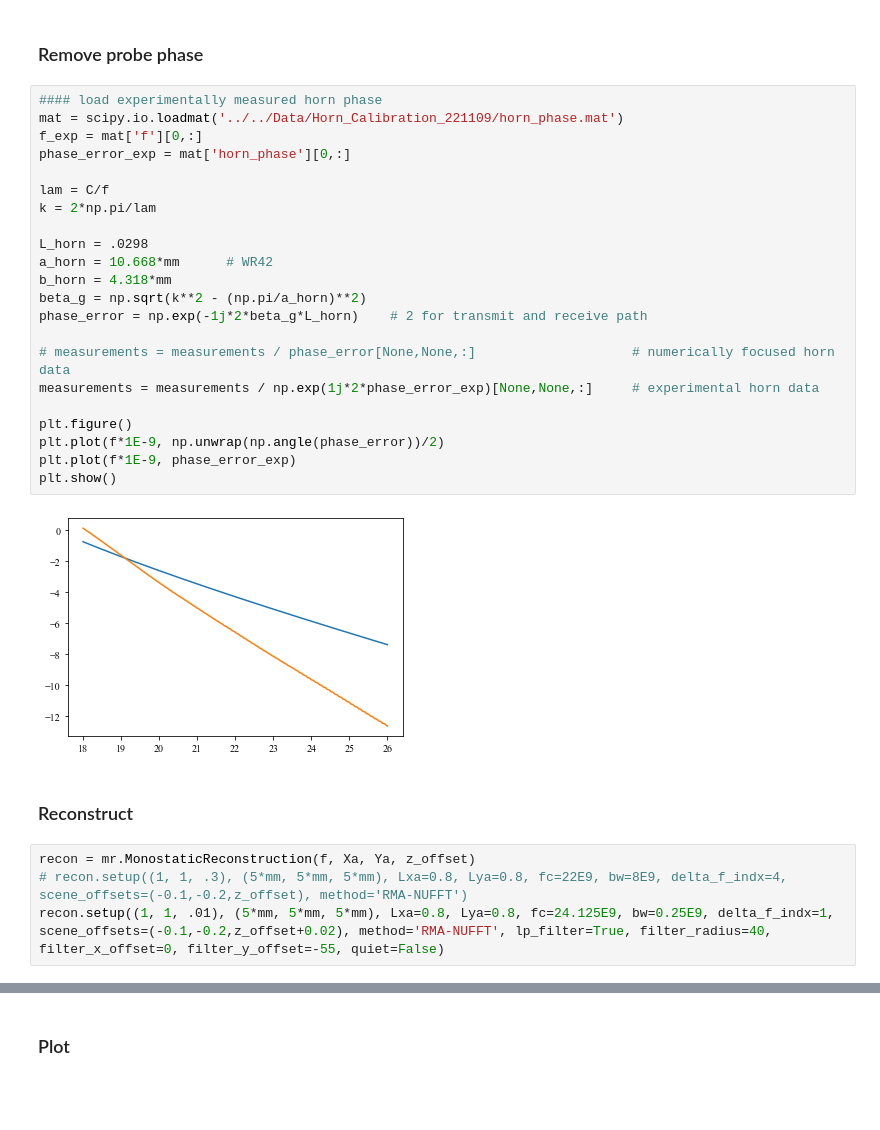
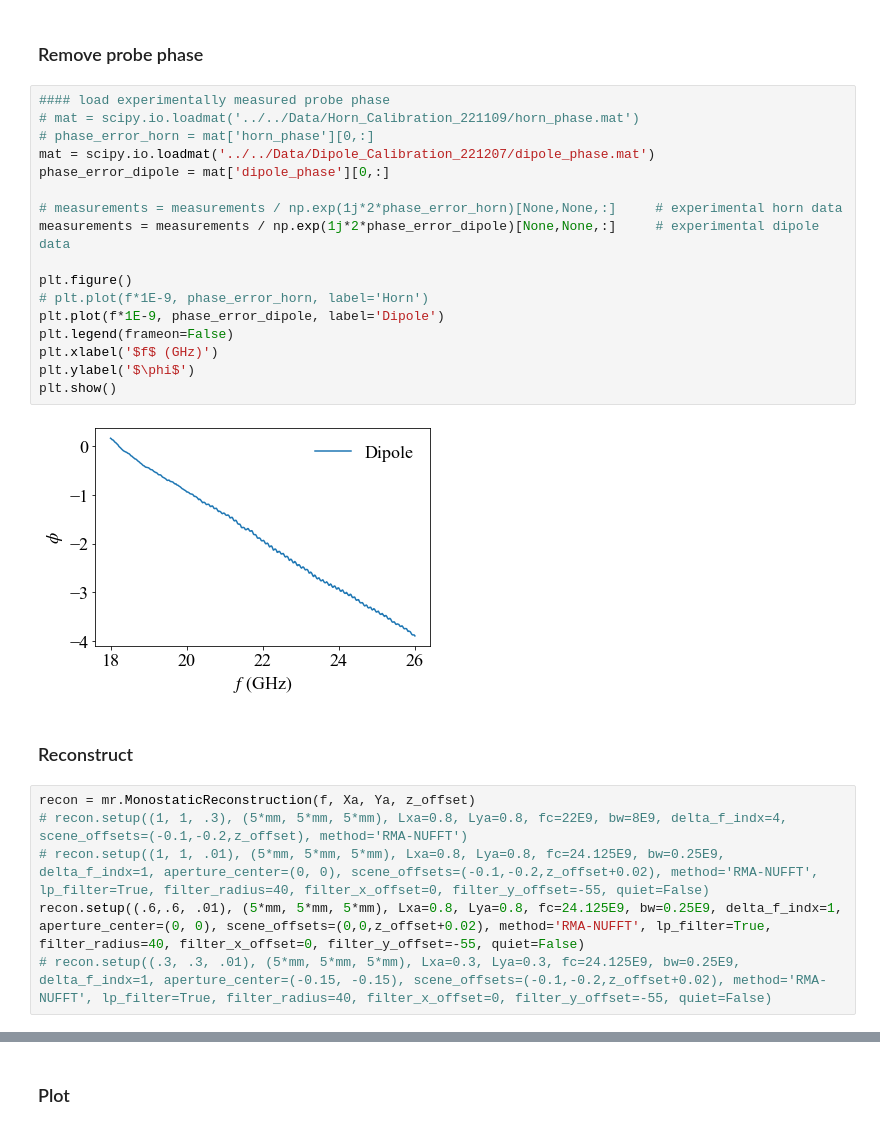
Before and after one commit to aaronvd/twi_experiments, a Jupyter notebook: RMA_reconstruct.ipynb, the cells around one changed output, grey strips where cells are left out. Saved outputs shown, nothing was run; the diff lists cells and outputs as text; blank space fills up the shorter version.

Commit message:
Dump of updated scripts, including tiled reconstruction, and loading dipole probe phase.

```diff
--- a/RMA_reconstruct.ipynb
+++ b/RMA_reconstruct.ipynb
@@ -42,35 +49,32 @@ second scan of wall1 with drywall.
 # %% [markdown]
 ### Remove probe phase
 # %%
-#### load experimentally measured horn phase
-mat = scipy.io.loadmat('../../Data/Horn_Calibration_221109/horn_phase.mat')
-f_exp = mat['f'][0,:]
-phase_error_exp = mat['horn_phase'][0,:]
+#### load experimentally measured probe phase
+# mat = scipy.io.loadmat('../../Data/Horn_Calibration_221109/horn_phase.mat')
+# phase_error_horn = mat['horn_phase'][0,:]
+mat = scipy.io.loadmat('../../Data/Dipole_Calibration_221207/dipole_phase.mat')
+phase_error_dipole = mat['dipole_phase'][0,:]
 
-lam = C/f
-k = 2*np.pi/lam
-
-L_horn = .0298
-a_horn = 10.668*mm      # WR42
-b_horn = 4.318*mm
-beta_g = np.sqrt(k**2 - (np.pi/a_horn)**2)
-phase_error = np.exp(-1j*2*beta_g*L_horn)    # 2 for transmit and receive path
-
-# measurements = measurements / phase_error[None,None,:]                    # numerically focused horn data
-measurements = measurements / np.exp(1j*2*phase_error_exp)[None,None,:]     # experimental horn data
+# measurements = measurements / np.exp(1j*2*phase_error_horn)[None,None,:]     # experimental horn data
+measurements = measurements / np.exp(1j*2*phase_error_dipole)[None,None,:]     # experimental dipole data
 
 plt.figure()
-plt.plot(f*1E-9, np.unwrap(np.angle(phase_error))/2)
-plt.plot(f*1E-9, phase_error_exp)
+# plt.plot(f*1E-9, phase_error_horn, label='Horn')
+plt.plot(f*1E-9, phase_error_dipole, label='Dipole')
+plt.legend(frameon=False)
+plt.xlabel('$f$ (GHz)')
+plt.ylabel('$\phi$')
 plt.show()
 # %% [output]
-[figure, old version]
+[figure, new version]
 # %% [markdown]
 ### Reconstruct
 # %%
 recon = mr.MonostaticReconstruction(f, Xa, Ya, z_offset)
 # recon.setup((1, 1, .3), (5*mm, 5*mm, 5*mm), Lxa=0.8, Lya=0.8, fc=22E9, bw=8E9, delta_f_indx=4, scene_offsets=(-0.1,-0.2,z_offset), method='RMA-NUFFT')
-recon.setup((1, 1, .01), (5*mm, 5*mm, 5*mm), Lxa=0.8, Lya=0.8, fc=24.125E9, bw=0.25E9, delta_f_indx=1, scene_offsets=(-0.1,-0.2,z_offset+0.02), method='RMA-NUFFT', lp_filter=True, filter_radius=40, filter_x_offset=0, filter_y_offset=-55, quiet=False)
+# recon.setup((1, 1, .01), (5*mm, 5*mm, 5*mm), Lxa=0.8, Lya=0.8, fc=24.125E9, bw=0.25E9, delta_f_indx=1, aperture_center=(0, 0), scene_offsets=(-0.1,-0.2,z_offset+0.02), method='RMA-NUFFT', lp_filter=True, filter_radius=40, filter_x_offset=0, filter_y_offset=-55, quiet=False)
+recon.setup((.6,.6, .01), (5*mm, 5*mm, 5*mm), Lxa=0.8, Lya=0.8, fc=24.125E9, bw=0.25E9, delta_f_indx=1, aperture_center=(0, 0), scene_offsets=(0,0,z_offset+0.02), method='RMA-NUFFT', lp_filter=True, filter_radius=40, filter_x_offset=0, filter_y_offset=-55, quiet=False)
+# recon.setup((.3, .3, .01), (5*mm, 5*mm, 5*mm), Lxa=0.3, Lya=0.3, fc=24.125E9, bw=0.25E9, delta_f_indx=1, aperture_center=(-0.15, -0.15), scene_offsets=(-0.1,-0.2,z_offset+0.02), method='RMA-NUFFT', lp_filter=True, filter_radius=40, filter_x_offset=0, filter_y_offset=-55, quiet=False)
 # %%
 recon.reconstruct(measurements)
 # %% [output]
```
Also changed, not shown: parts of 3 cells of this notebook, 18 other files.
